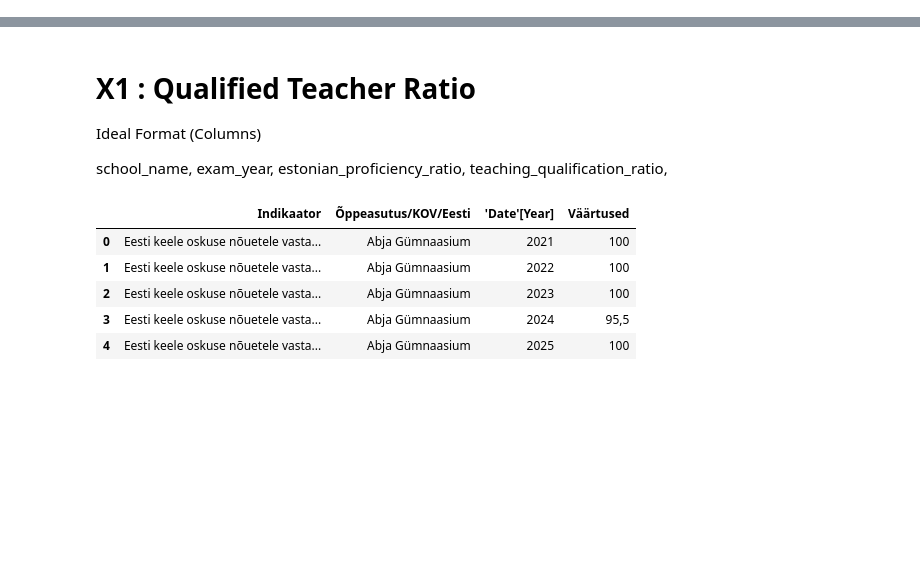
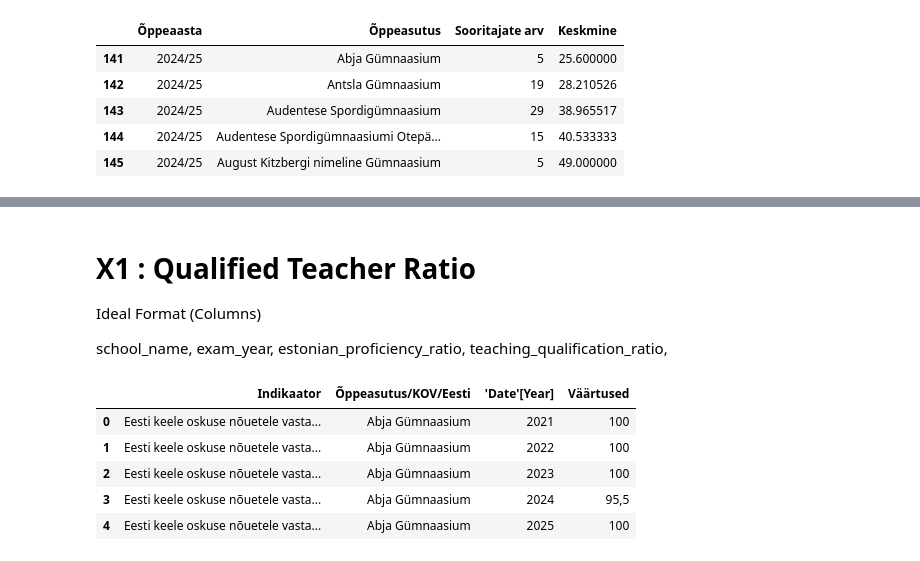
Before and after one commit to valpar/estonia-exam-gap, a Jupyter notebook: notebooks/Features.ipynb, the cells around one changed output, grey strips where cells are left out. Drawn from its saved outputs; the diff is of its cells as text; code cells hidden in the pictures; blank space fills up the shorter version.

```diff
--- a/notebooks/Features.ipynb
+++ b/notebooks/Features.ipynb
@@ -12,0 +28,6 @@ fatal: destination path 'estonia-exam-gap' already exists and is not an empty di
+# %%
+# Load the raw export. header=2: the first two rows are Power BI filter notes
+
+df_raw_exam = pd.read_excel(RAW / 'riigieksam_math_2021-2025_by_school_location.xlsx', header=2)
+df_raw_exam.info()
+df_raw_exam.head()
@@ -12,0 +87,5 @@ fatal: destination path 'estonia-exam-gap' already exists and is not an empty di
+# %%
+# Keep broad maths only; .copy() makes an independent table so later changes don't affect the raw data
+
+df_exam = df_raw_exam[df_raw_exam['Eksam'].str.contains('lai')].copy()
+df_exam.shape
@@ -12,0 +103,12 @@ fatal: destination path 'estonia-exam-gap' already exists and is not an empty di
+# %%
+# Keep only the four columns we need
+
+df_exam = df_exam[['Õppeaasta', 'Õppeasutus', 'Sooritajate arv', 'Keskmine']]
+df_exam.head()
+# %% [output]
+|  | Õppeaasta | Õppeasutus | Sooritajate arv | Keskmine |
+| 141 | 2024/25 | Abja Gümnaasium | 5 | 25.600000 |
+| 142 | 2024/25 | Antsla Gümnaasium | 19 | 28.210526 |
+| 143 | 2024/25 | Audentese Spordigümnaasium | 29 | 38.965517 |
+| 144 | 2024/25 | Audentese Spordigümnaasiumi Otepä... | 15 | 40.533333 |
+| 145 | 2024/25 | August Kitzbergi nimeline Gümnaasium | 5 | 49.000000 |
```
Also changed, not shown: parts of 20 cells of this notebook.
